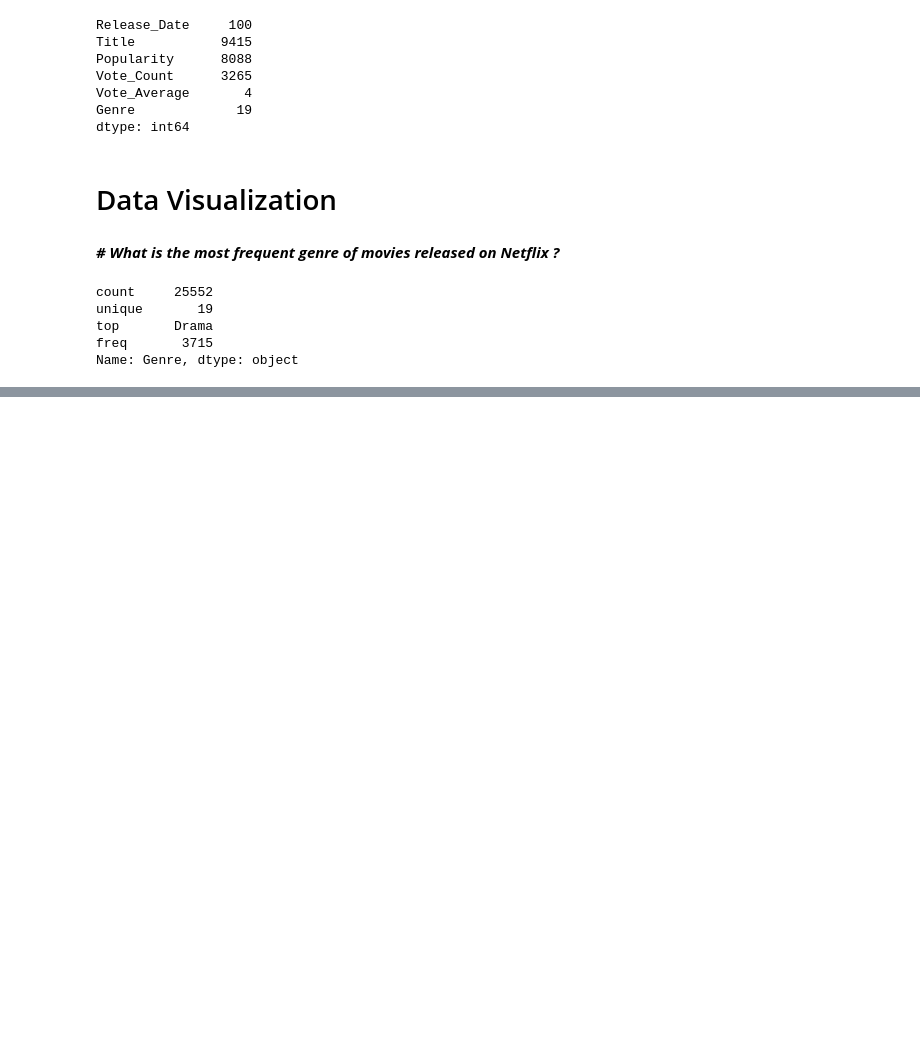
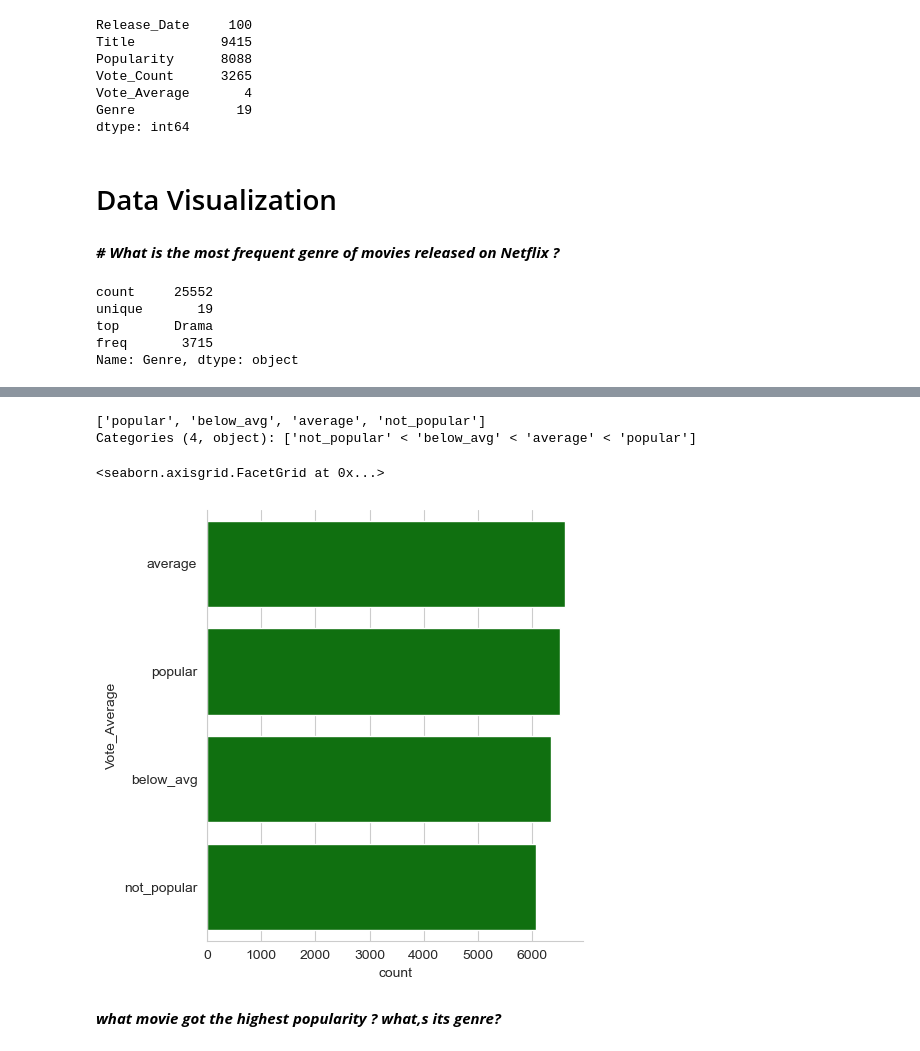
Before and after one commit to azaz9026/Data_Science_Project, a Jupyter notebook: Netflix Data Analysis/movie_data_analysis.ipynb, the cells around one changed output, grey strips where cells are left out. Cells and saved outputs as stored; diff of their text form; code cells hidden in the pictures; blank space fills up the shorter version.

```diff
--- a/Netflix Data Analysis/movie_data_analysis.ipynb
+++ b/Netflix Data Analysis/movie_data_analysis.ipynb
@@ -279,0 +292,14 @@ sns.catplot(y='Genre' , data=data , kind='count')
+# %%
+data['Vote_Average'].unique()
+# %% [output]
+['popular', 'below_avg', 'average', 'not_popular']
+Categories (4, object): ['not_popular' < 'below_avg' < 'average' < 'popular']
+# %%
+
+sns.catplot(y="Vote_Average" , data=data , kind="count" , order=data['Vote_Average'].value_counts().index ,
+             color='green')
+# %% [output]
+<seaborn.axisgrid.FacetGrid at 0x...>
+[figure, added]
+# %% [markdown]
+***what movie got the highest popularity ? what,s its genre?***
```
Also changed, not shown: parts of 11 cells of this notebook.
